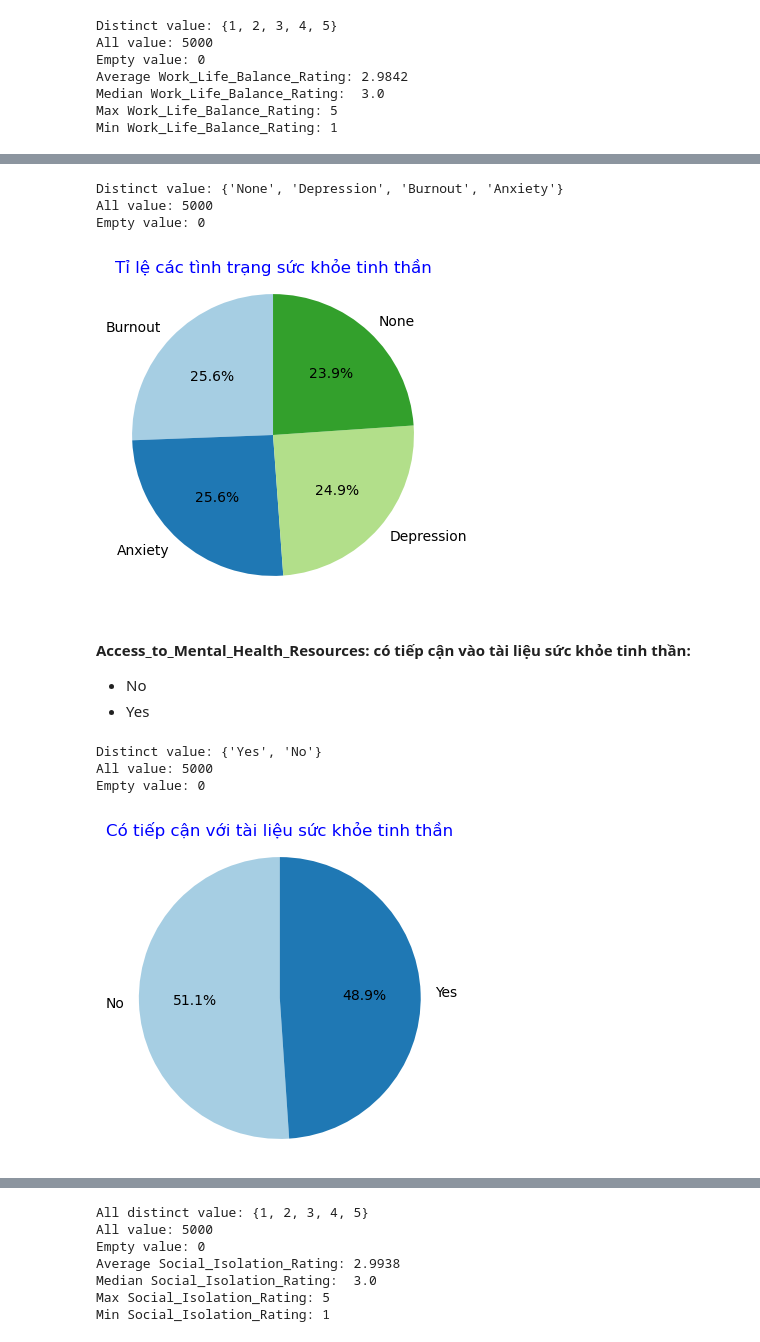
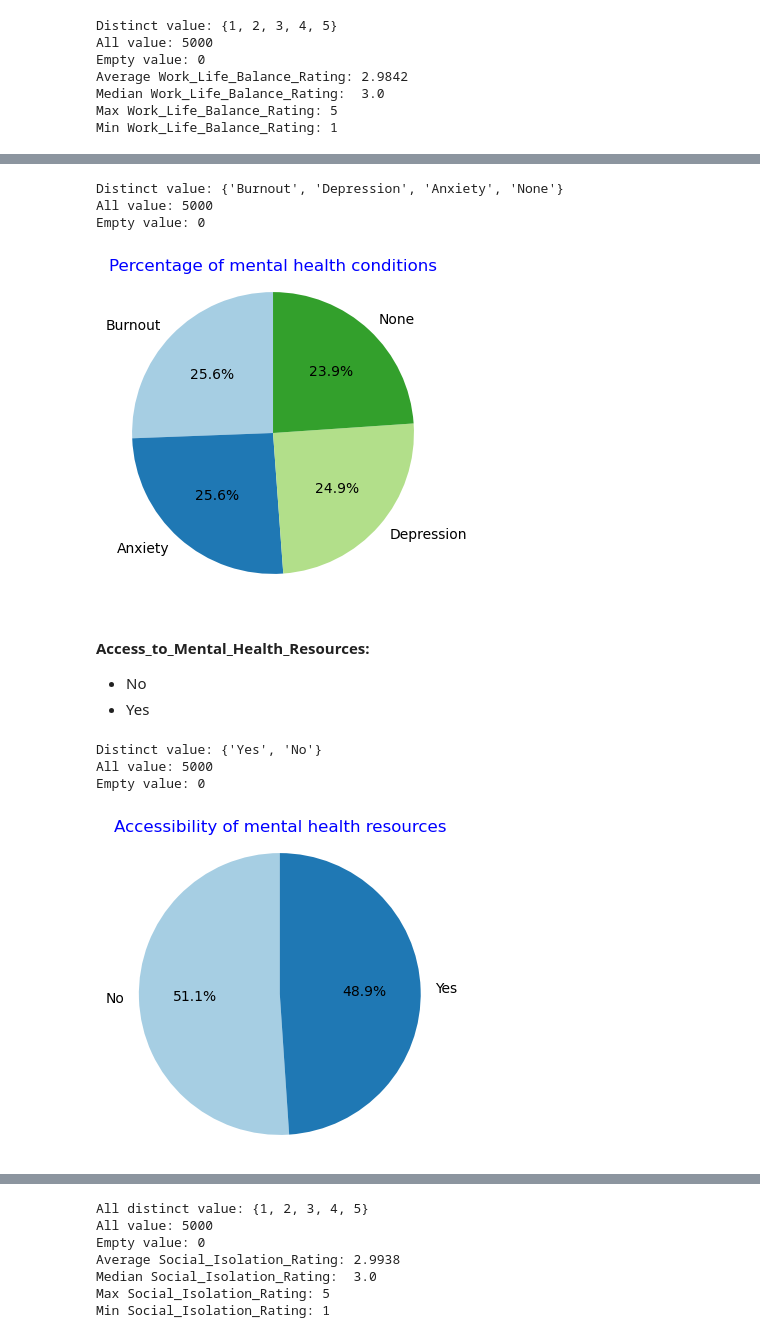
Before and after one commit to pigpig1524/HCMUS-P4DS-Lotus-Final, a Jupyter notebook: main_process.ipynb, the cells around one changed output, grey strips where cells are left out. Saved outputs shown, nothing was run; the diff lists cells and outputs as text; code cells hidden in the pictures.

```diff
--- a/main_process.ipynb
+++ b/main_process.ipynb
@@ -316,23 +316,23 @@ Empty value: 0
 # %%
 Mental_Health_Condition = set(df['Mental_Health_Condition'].to_list())
 print('Distinct value:',Mental_Health_Condition)
-Display_object('Mental_Health_Condition','Tỉ lệ các tình trạng sức khỏe tinh thần')
+Display_object('Mental_Health_Condition','Percentage of mental health conditions')
 # %% [output]
-Distinct value: {'None', 'Depression', 'Burnout', 'Anxiety'}
+Distinct value: {'Burnout', 'Depression', 'Anxiety', 'None'}
 All value: 5000
 Empty value: 0
-[figure, old version]
+[figure, new version]
-# %% [markdown]
-#### **Access_to_Mental_Health_Resources**: có tiếp cận vào tài liệu sức khỏe tinh thần:
-- No
-- Yes
+# %% [markdown]
+#### **Access_to_Mental_Health_Resources**:
+- No
+- Yes
 # %%
 Access_to_Mental_Health_Resources = set(df['Access_to_Mental_Health_Resources'].to_list())
 print('Distinct value:',Access_to_Mental_Health_Resources)
-Display_object('Access_to_Mental_Health_Resources','Có tiếp cận với tài liệu sức khỏe tinh thần')
+Display_object('Access_to_Mental_Health_Resources','Accessibility of mental health resources')
 # %% [output]
 Distinct value: {'Yes', 'No'}
 All value: 5000
 Empty value: 0
-[figure, old version]
+[figure, new version]
 # %% [markdown]
```
Also changed, not shown: parts of 29 cells of this notebook.
